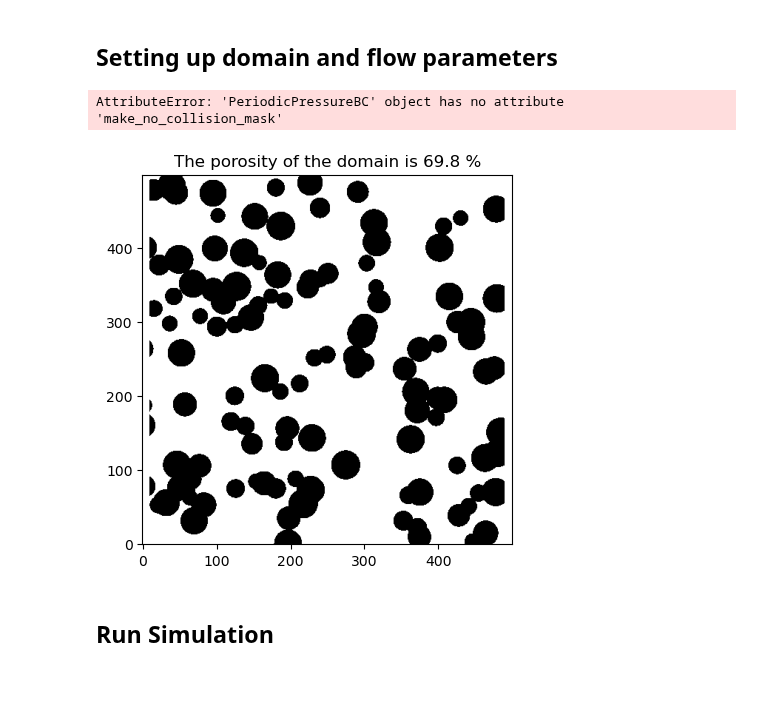
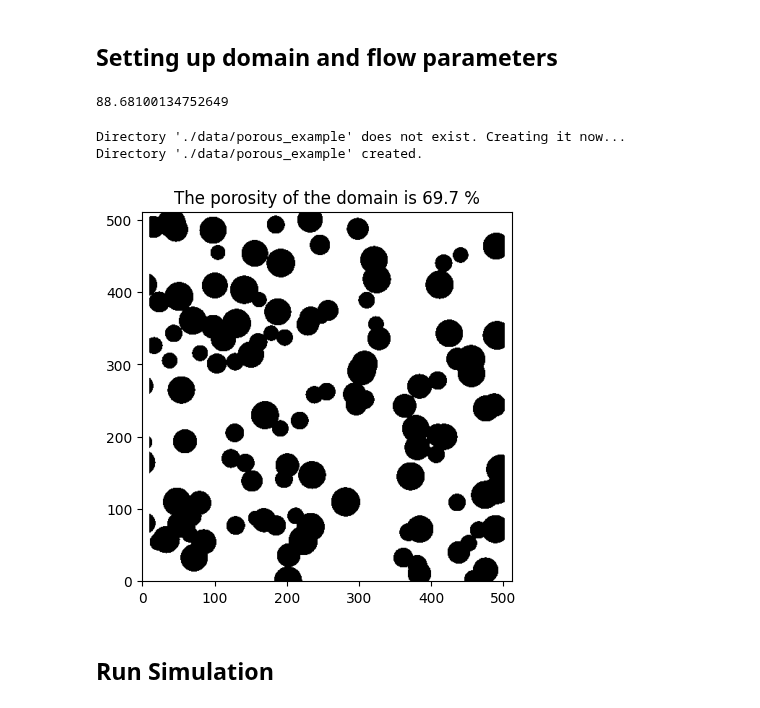
Before and after one commit to lettucecfd/lettuce, a Jupyter notebook: examples/advanced_flows/PorousMedium.ipynb, the cells around one changed output. Saved outputs shown, nothing was run; the diff lists cells and outputs as text; code cells hidden in the pictures; blank space fills up the shorter version.

Commit message:
fix Porous Medium example (#261)

```diff
--- a/examples/advanced_flows/PorousMedium.ipynb
+++ b/examples/advanced_flows/PorousMedium.ipynb
@@ -22,9 +23,9 @@ class PeriodicPressureBC(lt.Boundary):
         self.delta_rho = delta_rho
 
     def __call__(self, flow: 'Flow'):
-        flow.f[[1,5,8], 0,:] = (flow.f[[1,5,8], 0,:] + flow.stencil.w[[1,5,8],
+        flow.f[[1,5,8], 0,:] = (flow.f[[1,5,8], 0,:] + flow.torch_stencil.w[[1,5,8],
         None] * self.delta_rho)
-        flow.f[[3,6,7],-1,:] = flow.f[[3,6,7],-1,:] - flow.stencil.w[[3,6,7],None] * self.delta_rho
+        flow.f[[3,6,7],-1,:] = flow.f[[3,6,7],-1,:] - flow.torch_stencil.w[[3,6,7],None] * self.delta_rho
         # TODO: call flow.collision() as it will otherwise be jumped in
         #  simulation
         return flow.f
@@ -62,8 +63,8 @@ class PorousMedium2D(lt.Obstacle):
 ## Setting up domain and flow parameters
 # %%
 # user-defined parameters for
-nx = 500 # domain length in x-dir
-ny = 500 # domain length in y-dir
+nx = 512 # domain length in x-dir
+ny = 512 # domain length in y-dir
 
 # MASK and ITERATION user-defined parameters for
 n_buffer = 10   # number of buffer layers
@@ -77,7 +78,7 @@ epsilon  = 0.1  # break after the diff between its it's less than e %
 delta_rho_lu = 0.005 # forced pressure differential left and right
 # %%
 # Set up context
-context = lt.Context(dtype=torch.float64)
+context = lt.Context(dtype=torch.float64, use_native=False)
 stencil = lt.D2Q9()
 
 # FLOW parameters
@@ -87,46 +88,59 @@ u_lbm = stencil.cs*Ma
 omega = 1.0
 nu    = (1/omega - 0.5)/(1/stencil.cs)**2
 Re    = u_lbm*nx/nu
+print(Re)
 
 # Set up FLOW
 flow = PorousMedium2D(
-    context, resolution=[nx, ny], reynolds_number=1, mach_number=1,
+    context, resolution=[nx, ny], reynolds_number=Re, mach_number=Ma,
     domain_length_x=nx, delta_rho_lu=delta_rho_lu, stencil=stencil
 )
+# %% [output]
+88.68100134752649
 # %%
 # make porous medium by inserting random CIRCLES
 np.random.seed(234269)
 n_circles = 125
 x, y = flow.grid
 for i in range(n_circles):
     x0 = np.random.rand()
     y0 = np.random.rand()
     r = 0.02 + 0.02 * np.random.rand() # radius between 0.02 and 0.04
     x0 = x0*nx
     y0 = y0*nx
     r = r*nx
     circle = ((x-x0)**2 + (y-y0)**2 < r**2)
     flow.mask[circle] = 1
 
 # make a BUFFER region on left and right without obstacles
 flow.mask[ :n_buffer, :] = 0
 flow.mask[-n_buffer:, :] = 0
 
 # calculate porosity
 phi = 1-torch.sum(flow.mask)/(nx*ny)
 
 # Show MASK
 plt.imshow(context.convert_to_ndarray(flow.mask.T),
            origin="lower", cmap='gray_r')
 plt.title(f'The porosity of the domain is {phi*100:2.1f} %')
 
+directory = './data/porous_example'
+
+if not os.path.exists(directory):
+    print(f"Directory '{directory}' does not exist. Creating it now...")
+    os.makedirs(directory)
+    print(f"Directory '{directory}' created.")
+else:
+    print(f"Directory '{directory}' already exists.")
+
 # Set up SIMULATION
-collision  = lt.KBCCollision2D(tau=flow.units.relaxation_parameter_lu)
+collision  = lt.KBCCollision(tau=flow.units.relaxation_parameter_lu)
 simulation = lt.Simulation(flow, collision, [])
-simulation.reporter.append(lt.VTKReporter(interval=20, filename_base='./data/porous_example/out'))
+simulation.reporter.append(lt.VTKReporter(interval=2, filename_base=directory+"/out"))
 # %% [output]
-AttributeError: 'PeriodicPressureBC' object has no attribute 'make_no_collision_mask'
+Directory './data/porous_example' does not exist. Creating it now...
+Directory './data/porous_example' created.
-[figure, old version]
+[figure, new version]
 # %% [markdown]
 ## Run Simulation
 # %%
```
Also changed, not shown: parts of 5 cells of this notebook.
